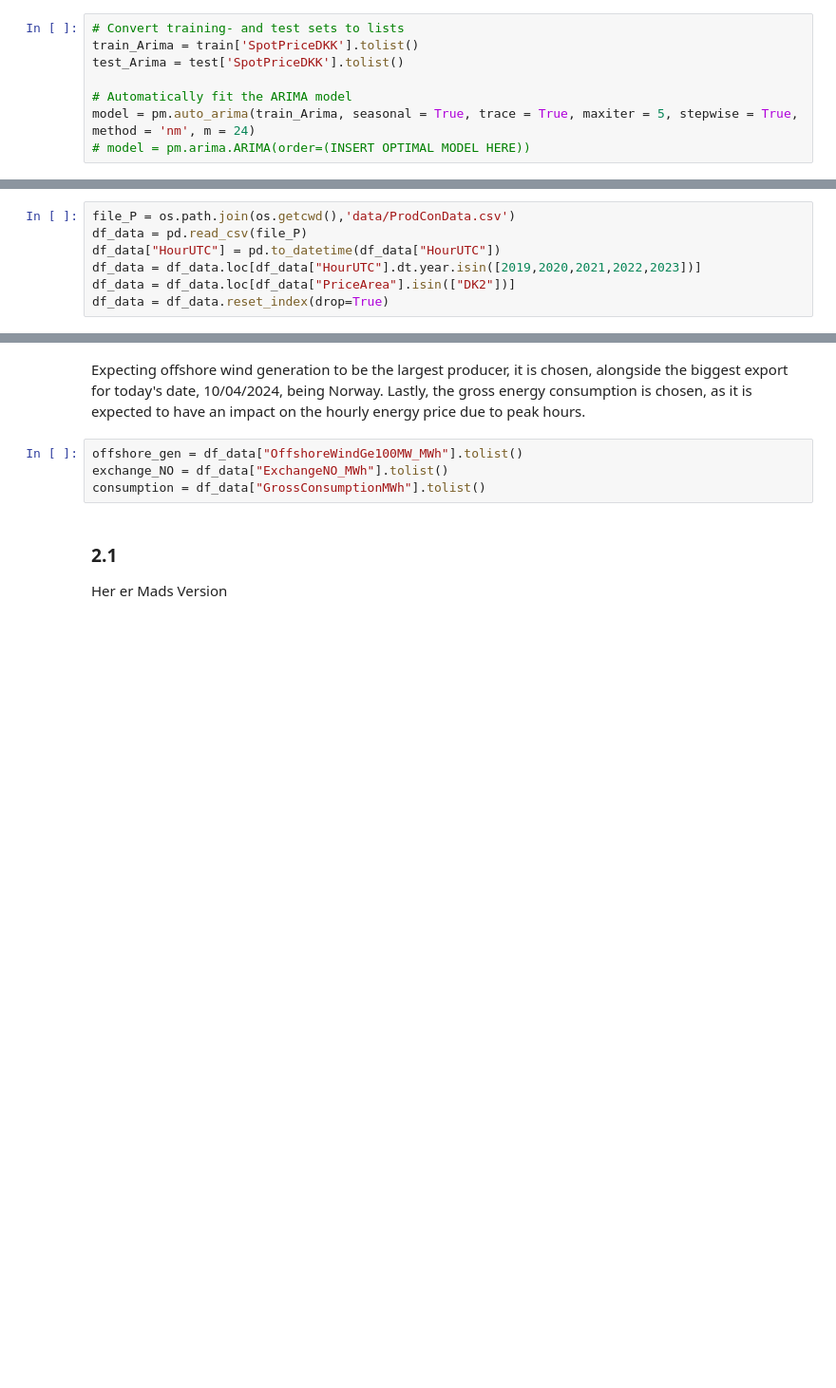
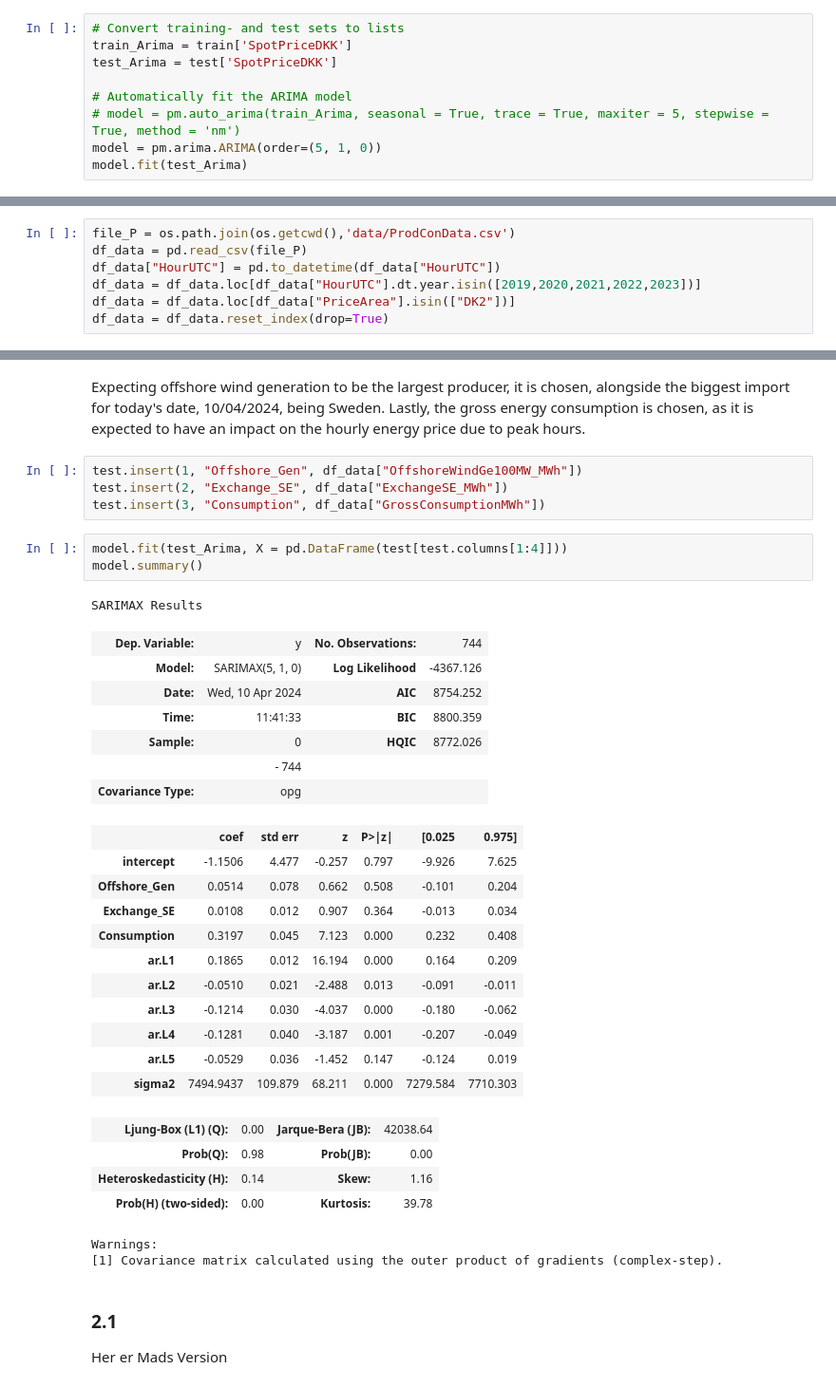
Before and after one commit to AnotherAtom/EnergyAnalytics_2, a Jupyter notebook: main.ipynb, the cells around one changed output, grey strips where cells are left out. Shown at 95% size. Drawn from its saved outputs; the diff is of its cells as text; blank space fills up the shorter version.

Commit message:
Opg 1.1 færdig (måske manuel ARIMA?), opg 1.2 vælg variable med højere korrelation og kør forudsigelse igen

```diff
--- a/main.ipynb
+++ b/main.ipynb
@@ -68,10 +68,11 @@ plt.show()
 We will use a method that automatically fits the best model for us. We will first remove all the columns other than the numericals values for SpotPricesDKK.
 # %%
 # Convert training- and test sets to lists
-train_Arima = train['SpotPriceDKK'].tolist()
-test_Arima = test['SpotPriceDKK'].tolist()
+train_Arima = train['SpotPriceDKK']
+test_Arima = test['SpotPriceDKK']
 
 # Automatically fit the ARIMA model
-model = pm.auto_arima(train_Arima, seasonal = True, trace = True, maxiter = 5, stepwise = True, method = 'nm', m = 24)
-# model = pm.arima.ARIMA(order=(INSERT OPTIMAL MODEL HERE))
+# model = pm.auto_arima(train_Arima, seasonal = True, trace = True, maxiter = 5, stepwise = True, method = 'nm')
+model = pm.arima.ARIMA(order=(5, 1, 0))
+model.fit(test_Arima)
 # %% [output]
@@ -150,9 +174,38 @@ for col in df_data.columns:
 # %% [markdown]
-Expecting offshore wind generation to be the largest producer, it is chosen, alongside the biggest export for today's date, 10/04/2024, being Norway. Lastly, the gross energy consumption is chosen, as it is expected to have an impact on the hourly energy price due to peak hours.
+Expecting offshore wind generation to be the largest producer, it is chosen, alongside the biggest import for today's date, 10/04/2024, being Sweden. Lastly, the gross energy consumption is chosen, as it is expected to have an impact on the hourly energy price due to peak hours.
-# %%
-offshore_gen = df_data["OffshoreWindGe100MW_MWh"].tolist()
-exchange_NO = df_data["ExchangeNO_MWh"].tolist()
-consumption = df_data["GrossConsumptionMWh"].tolist()
+# %%
+test.insert(1, "Offshore_Gen", df_data["OffshoreWindGe100MW_MWh"])
+test.insert(2, "Exchange_SE", df_data["ExchangeSE_MWh"])
+test.insert(3, "Consumption", df_data["GrossConsumptionMWh"])
+# %%
+model.fit(test_Arima, X = pd.DataFrame(test[test.columns[1:4]]))
+model.summary()
+# %% [output]
+SARIMAX Results
+| Dep. Variable: | y | No. Observations: | 744 |
+| Model: | SARIMAX(5, 1, 0) | Log Likelihood | -4367.126 |
+| Date: | Wed, 10 Apr 2024 | AIC | 8754.252 |
+| Time: | 11:41:33 | BIC | 8800.359 |
+| Sample: | 0 | HQIC | 8772.026 |
+|  | - 744 |  |  |
+| Covariance Type: | opg |  |  |
+|  | coef | std err | z | P>|z| | [0.025 | 0.975] |
+| intercept | -1.1506 | 4.477 | -0.257 | 0.797 | -9.926 | 7.625 |
+| Offshore_Gen | 0.0514 | 0.078 | 0.662 | 0.508 | -0.101 | 0.204 |
+| Exchange_SE | 0.0108 | 0.012 | 0.907 | 0.364 | -0.013 | 0.034 |
+| Consumption | 0.3197 | 0.045 | 7.123 | 0.000 | 0.232 | 0.408 |
+| ar.L1 | 0.1865 | 0.012 | 16.194 | 0.000 | 0.164 | 0.209 |
+| ar.L2 | -0.0510 | 0.021 | -2.488 | 0.013 | -0.091 | -0.011 |
+| ar.L3 | -0.1214 | 0.030 | -4.037 | 0.000 | -0.180 | -0.062 |
+| ar.L4 | -0.1281 | 0.040 | -3.187 | 0.001 | -0.207 | -0.049 |
+| ar.L5 | -0.0529 | 0.036 | -1.452 | 0.147 | -0.124 | 0.019 |
+| sigma2 | 7494.9437 | 109.879 | 68.211 | 0.000 | 7279.584 | 7710.303 |
+| Ljung-Box (L1) (Q): | 0.00 | Jarque-Bera (JB): | 42038.64 |
+| Prob(Q): | 0.98 | Prob(JB): | 0.00 |
+| Heteroskedasticity (H): | 0.14 | Skew: | 1.16 |
+| Prob(H) (two-sided): | 0.00 | Kurtosis: | 39.78 |
+Warnings:
+[1] Covariance matrix calculated using the outer product of gradients (complex-step).
 # %% [markdown]
 ### 2.1
 
```
Also changed, not shown: parts of 6 cells of this notebook.
